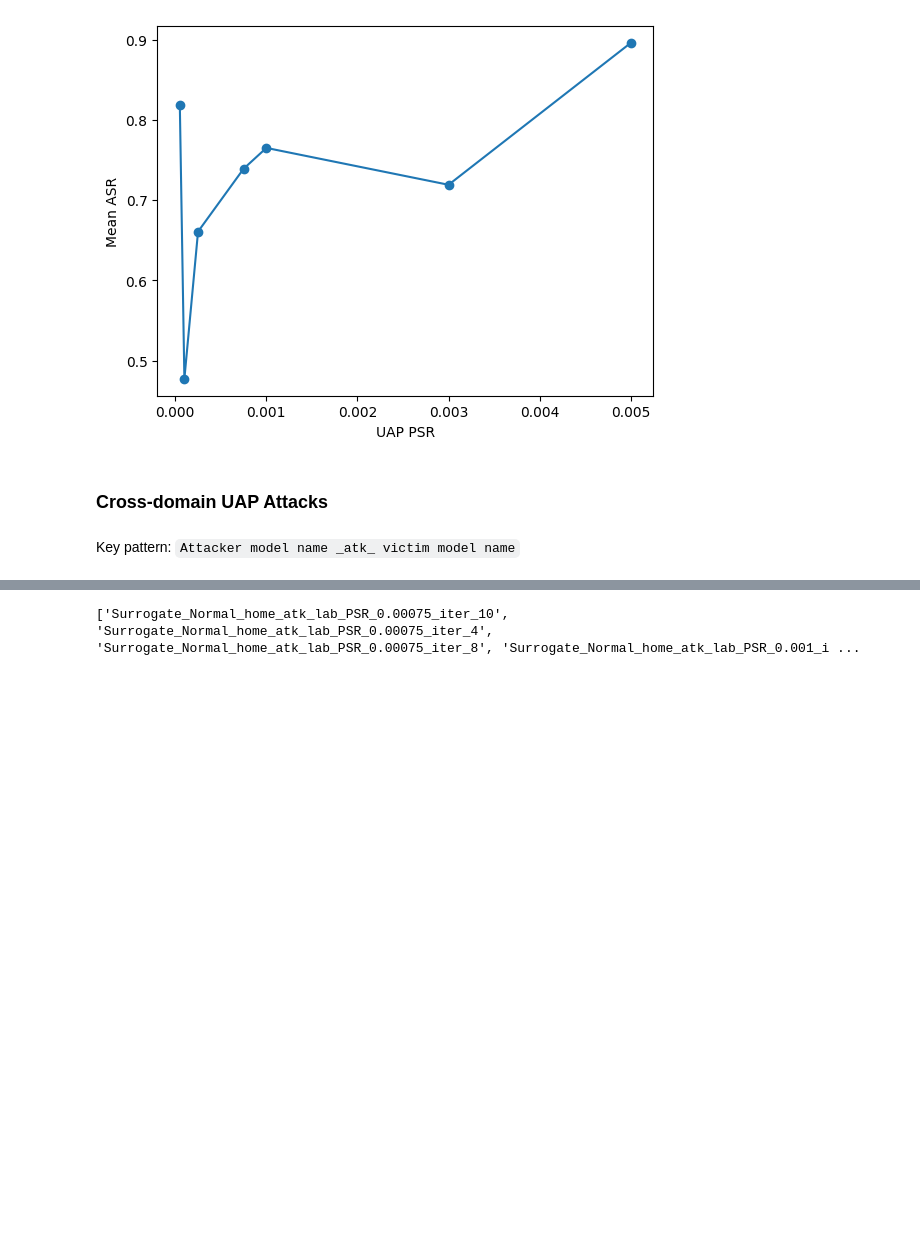
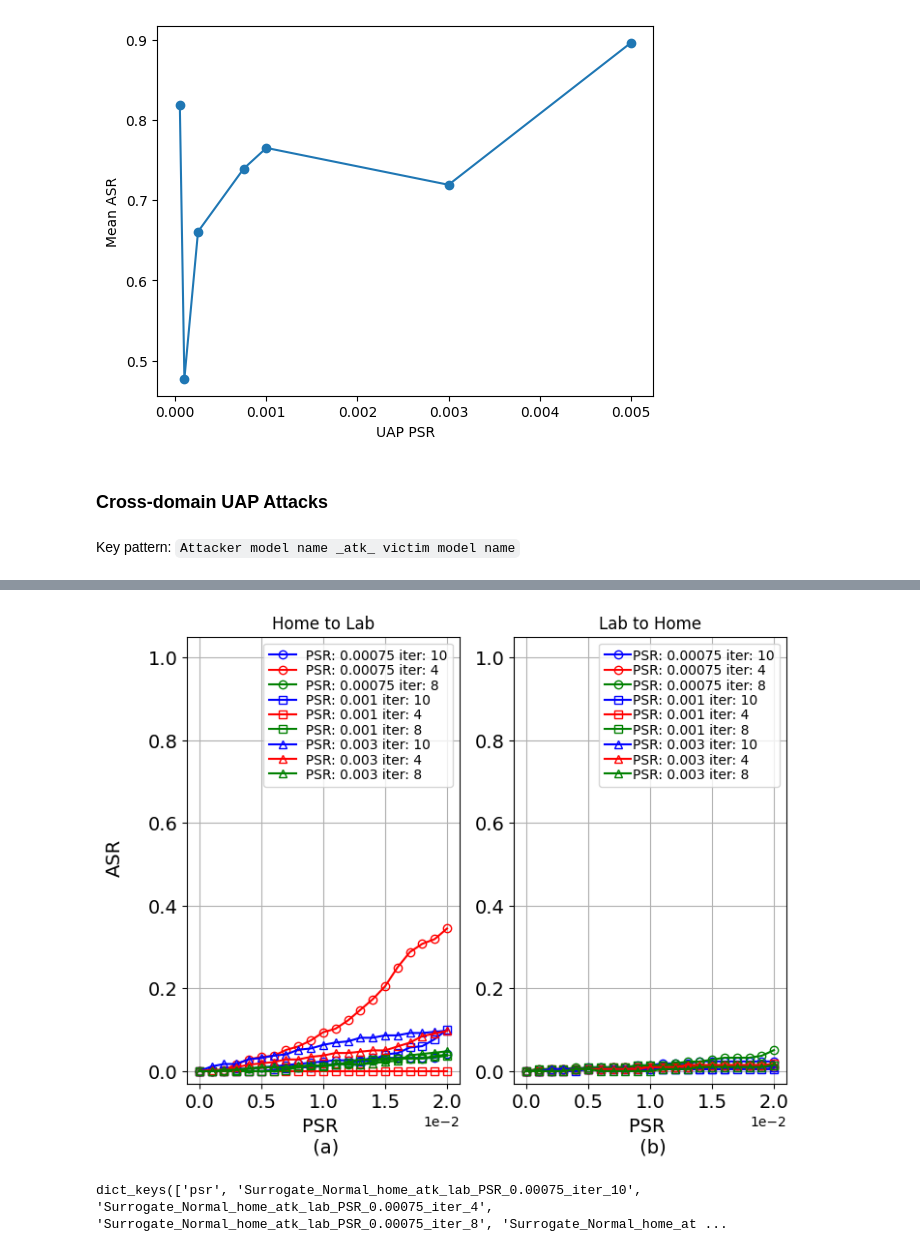
Before and after one commit to Guolin-Yin/Attack_WiFi_Sensing, a Jupyter notebook: experiment_result.ipynb, the cells around one changed output, grey strips where cells are left out. Drawn from its saved outputs; the diff is of its cells as text; code cells hidden in the pictures; blank space fills up the shorter version.

```diff
--- a/experiment_result.ipynb
+++ b/experiment_result.ipynb
@@ -825,4 +776,61 @@ plot_adv_results(config,info,None,'asr',marker_dic = marker_dic, color_dic = col
-# %%
-print(sorted(info.keys()))
-# %% [output]
-['Surrogate_Normal_home_atk_lab_PSR_0.00075_iter_10', 'Surrogate_Normal_home_atk_lab_PSR_0.00075_iter_4', 'Surrogate_Normal_home_atk_lab_PSR_0.00075_iter_8', 'Surrogate_Normal_home_atk_lab_PSR_0.001_i ...
+# %%
+def get_info_from_key(key):
+    if 'Surrogate_Normal_home' not in key and 'Surrogate_Normal_lab' not in key:
+        info_list = key.split('_')
+        UAP_psr = float(info_list[1])
+        UAP_iter = int(info_list[3])
+        vic_psr = float(info_list[7])
+        vic_iter = int(info_list[9])
+        return UAP_psr,UAP_iter,vic_psr,vic_iter
+    elif 'Surrogate_Normal_home' in key or 'Surrogate_Normal_lab' in key:
+        info_list = key.split('_')
+        UAP_model_name = 'Surrogate_Normal_home'
+        vic_psr = float(info_list[6])
+        vic_iter = int(info_list[8])
+        return UAP_model_name, vic_psr, vic_iter
+def get_plot_style(*args):
+    marker_dic = {}
+    color_dic = {}
+    for info in args:
+        [marker_dic.update({key:marker}) for key,marker in zip(sorted(info.keys()),['o','o','o','s','s','s','^','^','^','^','^',])]
+        [color_dic.update({key:color}) for key,color in zip(sorted(info.keys()),['b','r','g','b','r','g','b','r','g',])]
+    return marker_dic,color_dic
+results = dict_clean(loadmat('resultsMat/Adversarial_training_results/UAP_Cross_domain_results_normal_surro_train_lab_to_home.mat',squeeze_me=True))
+psr = np.linspace(0,2e-2,21)
+legend = {}
+marker_dic,color_dic = {},{}
+info = {'psr':psr}
+# i = 0
+for key in results.keys():
+    try:
+        UAP_model_name, vic_psr, vic_iter = get_info_from_key(key)
+
+        if vic_psr > 0.003 or vic_iter > 10:
+            continue
+        if vic_iter == 6:
+            continue
+        # legend[key] = 'Attacker: Home' +' Vcitim: Lab, PSR: '+ str(vic_psr) +' iter: '+ str(vic_iter)
+        legend[key] = 'PSR: '+ str(vic_psr) +' iter: '+ str(vic_iter)
+        info[key] = results[key].min(axis=0)
+    except:
+        print(key)
+        continue
+results = dict_clean(loadmat('resultsMat/Adversarial_training_results/UAP_Cross_domain_results_normal_surro_train.mat',squeeze_me=True))
+info_1 = {'psr':psr}
+for key in results.keys():
+    try:
+        UAP_model_name, vic_psr, vic_iter = get_info_from_key(key)
+        if vic_psr > 0.003 or vic_iter > 10:
+            continue
+        legend[key] = '  PSR: '+ str(vic_psr) +' iter: '+ str(vic_iter)
+        info_1[key] = results[key].max(axis=0)
+    except:
+        print(key)
+        continue
+marker_dic,color_dic = get_plot_style(info,info_1)
+# 'BB Defense results (victim lab)'
+plot_adv_results(config,[info_1,info,],'BB cross-domain defence subplot results','asr',
+                 marker_dic = marker_dic, color_dic = color_dic, legend = legend, sub_plot_layout = (2,1,1),
+                 title = ['Home to Lab','Lab to Home',])
+# %% [output]
+[figure, added]
@@ -828,0 +850,4 @@ print(sorted(info.keys()))
+# %%
+marker_dic.keys()
+# %% [output]
+dict_keys(['psr', 'Surrogate_Normal_home_atk_lab_PSR_0.00075_iter_10', 'Surrogate_Normal_home_atk_lab_PSR_0.00075_iter_4', 'Surrogate_Normal_home_atk_lab_PSR_0.00075_iter_8', 'Surrogate_Normal_home_at ...
```
Also changed, not shown: parts of 4 cells of this notebook, 16 other files.
